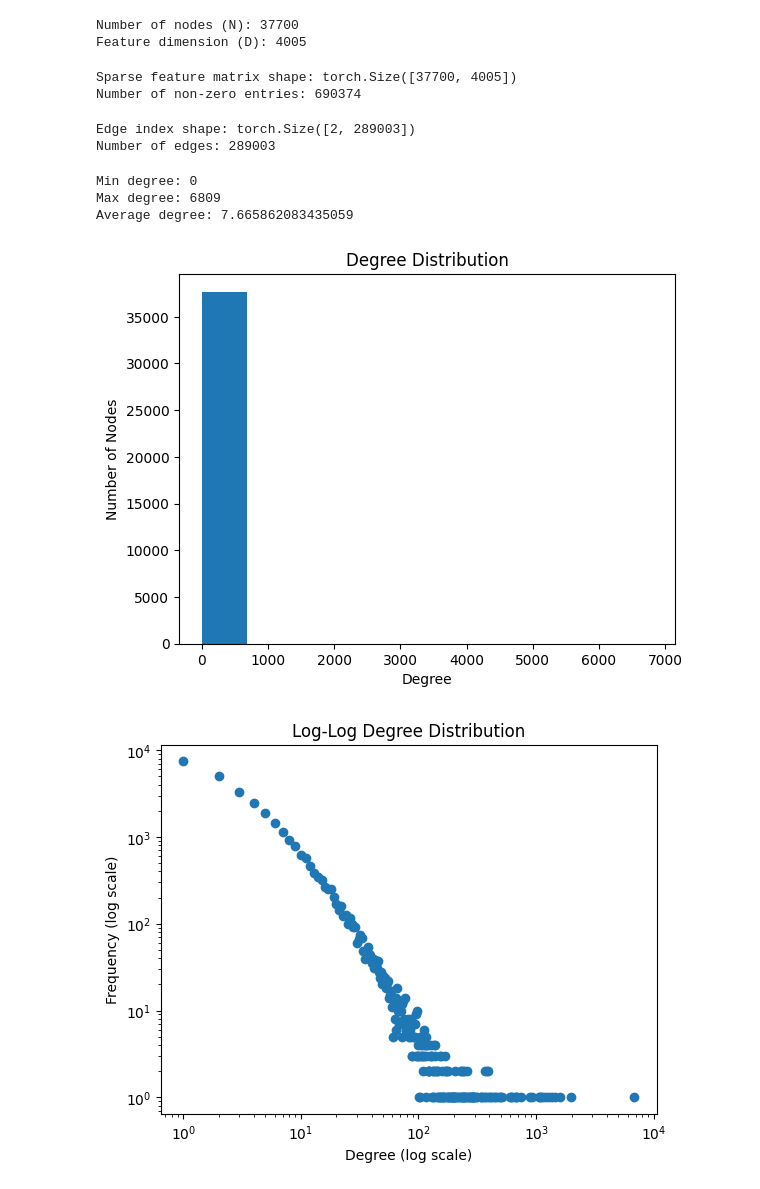
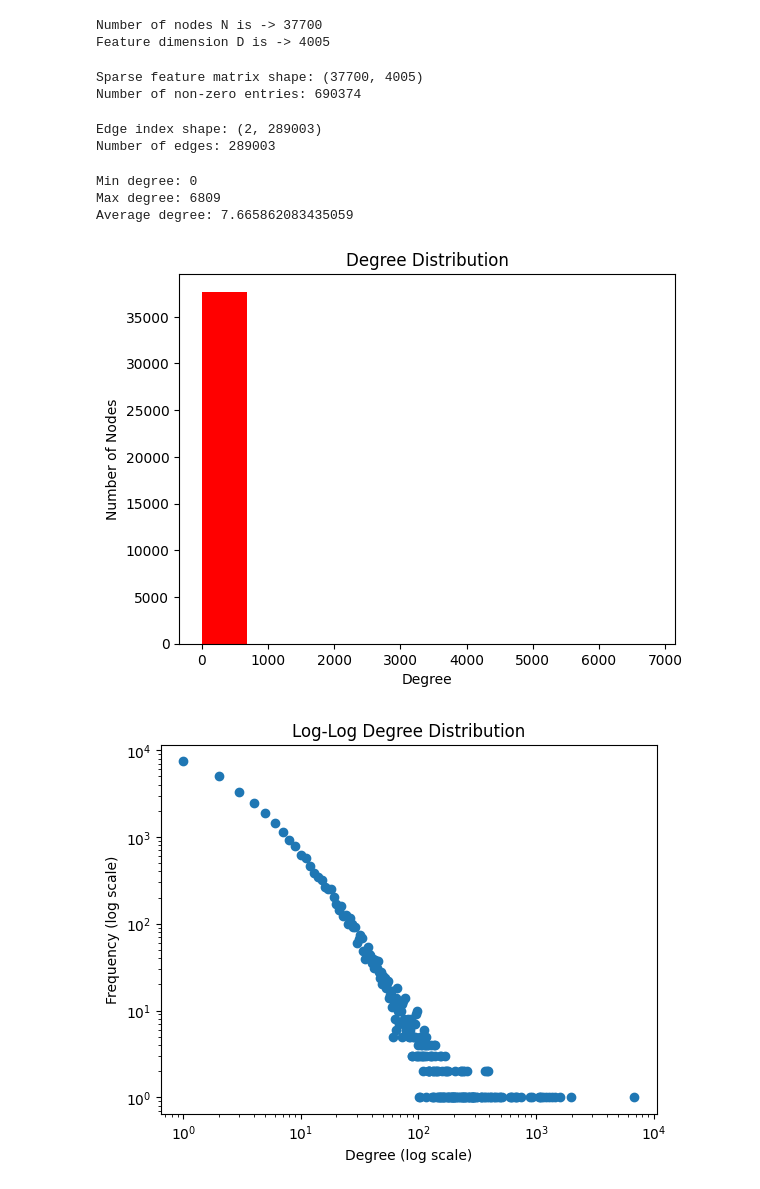
Before and after one commit to Vivek-k7/community-guided-gnn, a Jupyter notebook: gnn_net.ipynb, the cells around one changed output. Cells and saved outputs as stored; diff of their text form; code cells hidden in the pictures.

```diff
--- a/gnn_net.ipynb
+++ b/gnn_net.ipynb
@@ -14,27 +15,22 @@ import os
 import json
 
 file_path = "git_web_ml/musae_git_features.json"
-
 with open(file_path, "r") as f:
     features_dict = json.load(f)
 
-# Number of nodes
 N = len(features_dict)
-
-# Find maximum feature index across all nodes
 max_index = 0
 for feature_list in features_dict.values():
     if len(feature_list) > 0:
         max_index = max(max_index, max(feature_list))
 
-# Total feature dimension
+
 D = max_index + 1
-
-print("Number of nodes (N):", N)
-print("Feature dimension (D):", D)
+print("Number of nodes N is ->", N)
+print("Feature dimension D is ->", D)
 # %% [output]
-Number of nodes (N): 37700
-Feature dimension (D): 4005
+Number of nodes N is -> 37700
+Feature dimension D is -> 4005
 # %%
 import torch
 
@@ -48,38 +44,33 @@ for node_id, feature_list in features_dict.items():
         col_indices.append(feature_idx)
 
 values = torch.ones(len(row_indices), dtype=torch.float)
-
 indices = torch.tensor([row_indices, col_indices], dtype=torch.long)
-
 x = torch.sparse_coo_tensor(
     indices,
     values,
     size=(N, D)
 )
 
-print("Sparse feature matrix shape:", x.shape)
+print("Sparse feature matrix shape:", tuple(x.shape))
 print("Number of non-zero entries:", x._nnz())
 # %% [output]
-Sparse feature matrix shape: torch.Size([37700, 4005])
+Sparse feature matrix shape: (37700, 4005)
 Number of non-zero entries: 690374
 # %%
 import pandas as pd
 import torch
 
 edge_path = "git_web_ml/musae_git_edges.csv"
-
 edges = pd.read_csv(edge_path)
-
-# Convert to tensor
 edge_index = torch.tensor(
     edges.values.T,
     dtype=torch.long
 )
 
-print("Edge index shape:", edge_index.shape)
+print("Edge index shape:", tuple(edge_index.shape))
 print("Number of edges:", edge_index.shape[1])
 # %% [output]
-Edge index shape: torch.Size([2, 289003])
+Edge index shape: (2, 289003)
 Number of edges: 289003
 # %%
 import torch
@@ -100,16 +87,15 @@ Average degree: 7.665862083435059
 # %%
 import matplotlib.pyplot as plt
 
 deg_np = degree.numpy()
-
 plt.figure()
-plt.hist(deg_np, bins=10)
+plt.hist(deg_np, bins=10, color='red')
 plt.xlabel("Degree")
 plt.ylabel("Number of Nodes")
 plt.title("Degree Distribution")
 plt.show()
 # %% [output]
-[figure, old version]
+[figure, new version]
 # %%
 import numpy as np
 
```
Also changed, not shown: parts of 14 cells of this notebook.
